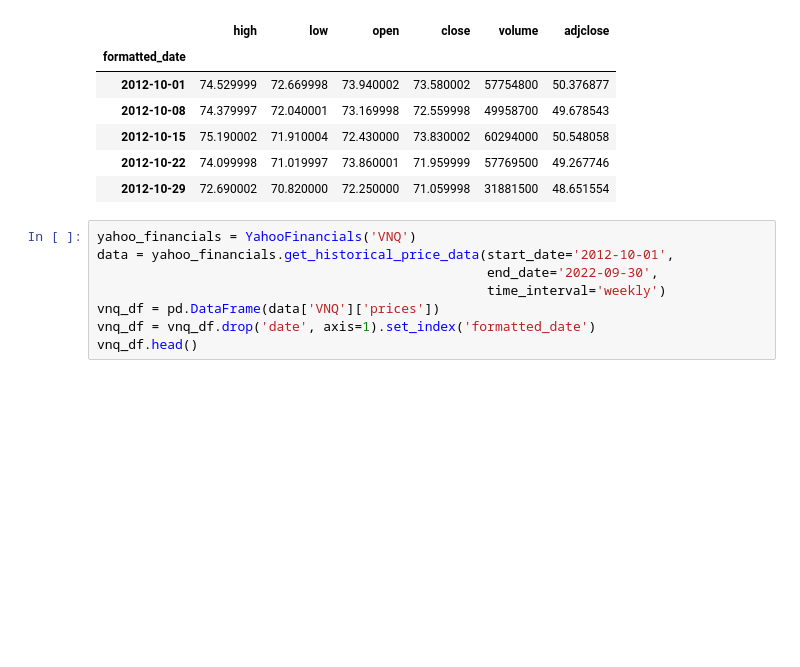
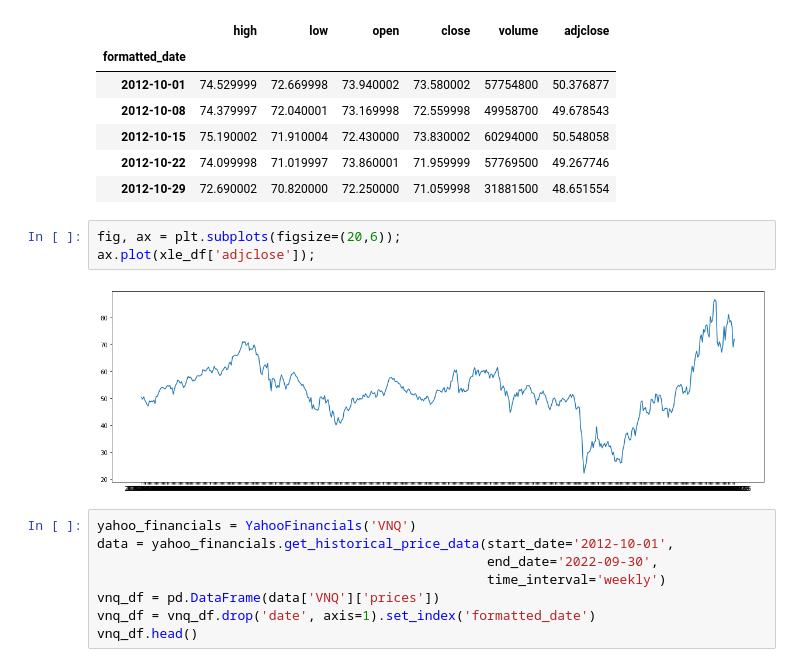
Before and after one commit to krishxx/wqumscfin, a Jupyter notebook: src/MScFE_Capstone.ipynb, the cells around one changed output. Cells and saved outputs as stored; diff of their text form; blank space fills up the shorter version.

```diff
--- a/src/MScFE_Capstone.ipynb
+++ b/src/MScFE_Capstone.ipynb
@@ -42,6 +48,11 @@ xle_df.head()
 | 2012-10-15 | 75.190002 | 71.910004 | 72.430000 | 73.830002 | 60294000 | 50.548058 |
 | 2012-10-22 | 74.099998 | 71.019997 | 73.860001 | 71.959999 | 57769500 | 49.267746 |
 | 2012-10-29 | 72.690002 | 70.820000 | 72.250000 | 71.059998 | 31881500 | 48.651554 |
+# %%
+fig, ax = plt.subplots(figsize=(20,6));
+ax.plot(xle_df['adjclose']);
+# %% [output]
+[figure, added]
 # %%
 yahoo_financials = YahooFinancials('VNQ')
 data = yahoo_financials.get_historical_price_data(start_date='2012-10-01',
```
Also changed, not shown: parts of 3 cells of this notebook.
